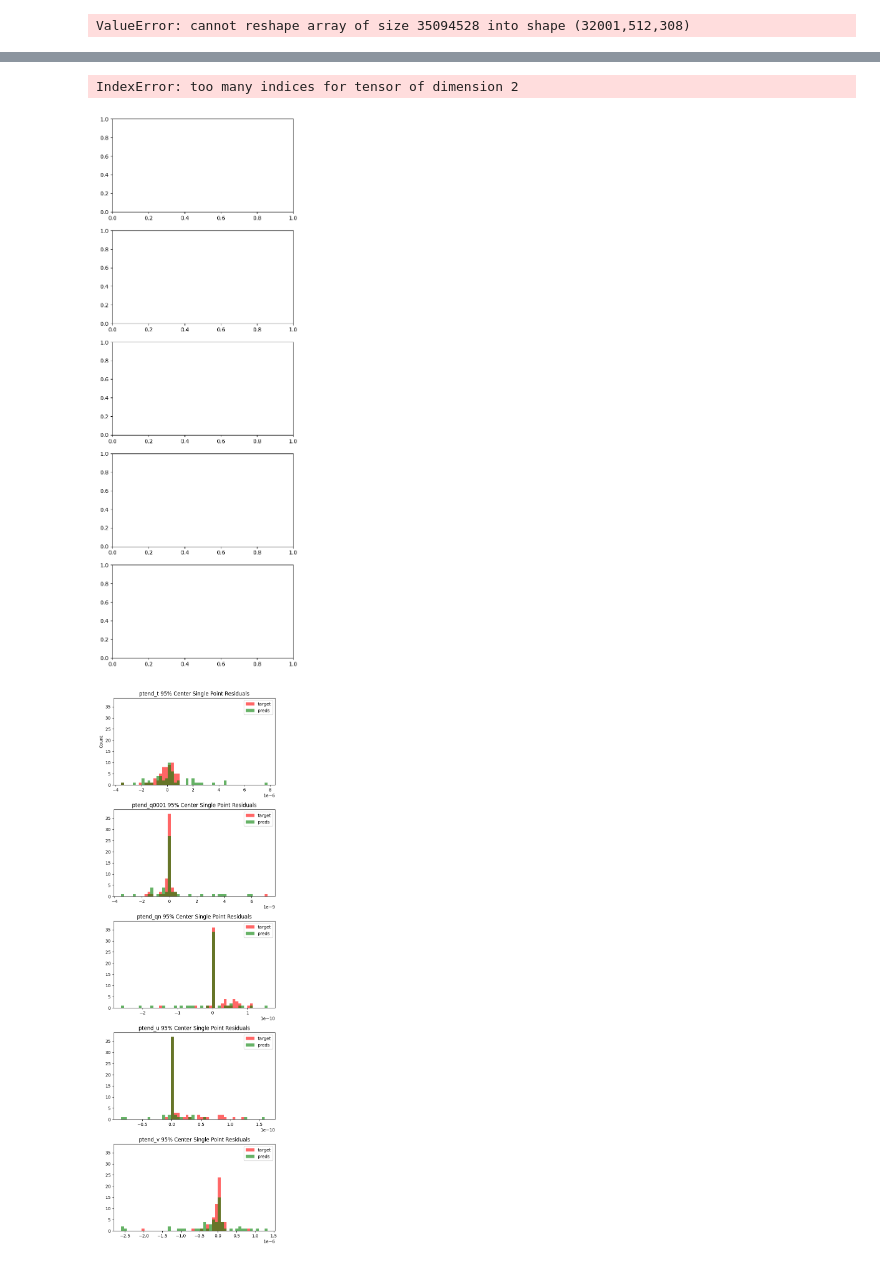
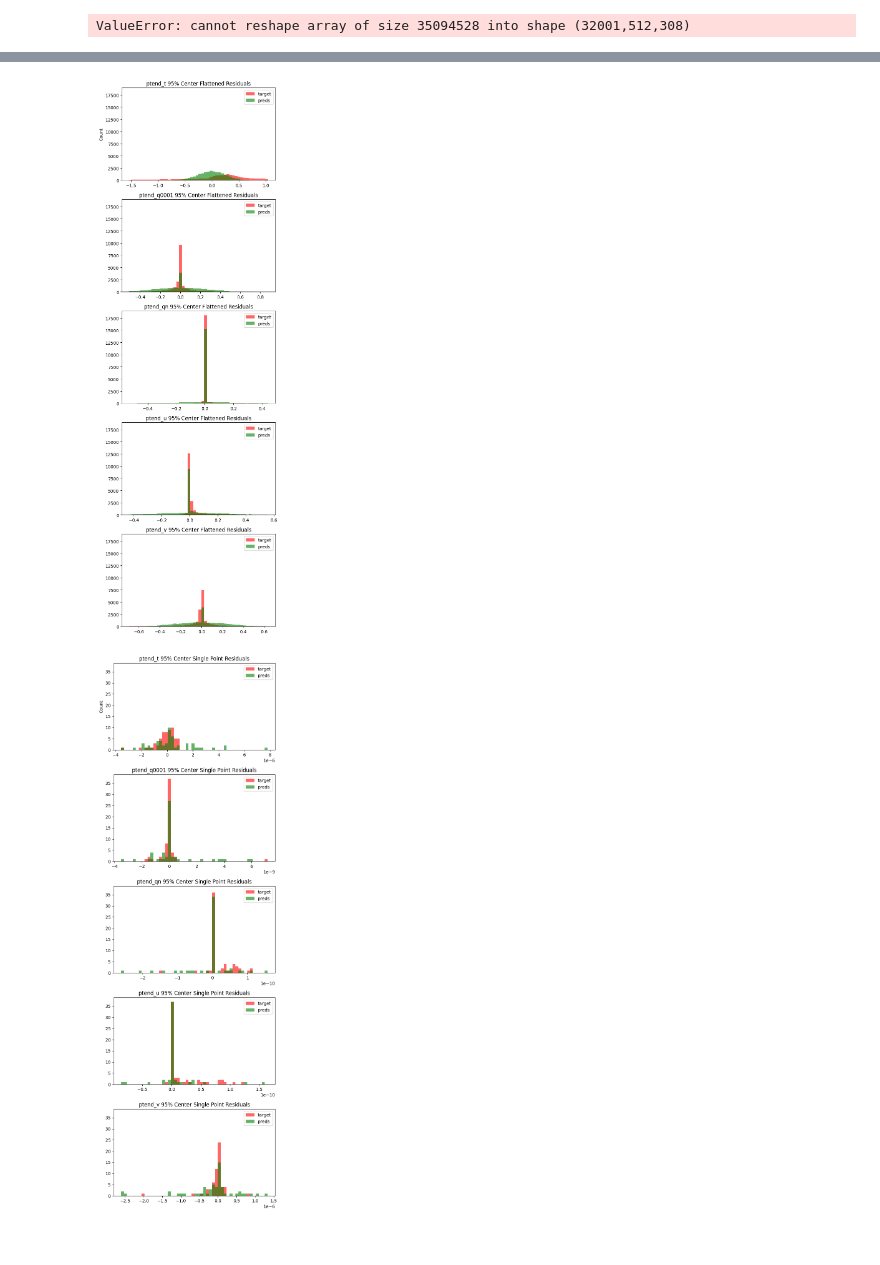
Before and after one commit to katherinefrields/climsim-kaggle-edition, a Jupyter notebook: evaluation/offline/joint_inference.ipynb, the cells around one changed output, grey strips where cells are left out. Saved outputs shown, nothing was run; the diff lists cells and outputs as text; code cells hidden in the pictures.

```diff
--- a/evaluation/offline/joint_inference.ipynb
+++ b/evaluation/offline/joint_inference.ipynb
@@ -305,14 +353,14 @@ def load_model(config_path):
                                 p_mean = cfg.diffusion_model.p_mean,
                                 p_std = cfg.diffusion_model.p_std).to(device)
 
-    torch_input, actual_input, npy_target, pressures_binned = preprocessing_v2_rh_mc(data = data,
+    torch_input, actual_input, actual_target, pressures_binned = preprocessing_v2_rh_mc(data = data,
                                                                           input_path = v2_rh_mc_input_path,
                                                                           target_path = v2_rh_mc_target_path,
                                                                           input_sub = input_sub_v2_rh_mc,
                                                                           input_div = input_div_v2_rh_mc,
                                                                           lbd_qn = qn_lbd,
                                                                           out_scale = out_scale_v2_rh_mc)
-    torch_target = torch.tensor(npy_target)
+    torch_target = torch.tensor(actual_target)
 
     '''torch_input_v2_rh_mc, actual_input_v2_rh_mc, actual_target, pressures_binned, reshaped_target, original_target = preprocessing_v2_rh_mc(data = data,
                                                                                                       input_path = cfg.val_input_path,
@@ -665,5 +717,5 @@ det_preds.shape
 # %%
-det_preds, joint_preds, res_stack = inference_joint_model(joint_model, torch_input,actual_input, torch_target, pressures_binned, data,out_scale,
+det_preds, joint_preds, res_stack = inference_joint_model(joint_model, torch_input,actual_input, actual_target, pressures_binned, data,out_scale,
                                         debug_batch_override = 1)
 # %% [output]
 latents shape is torch.Size([384, 13, 64])
@@ -819,7 +884,7 @@ NameError: name 'actual_target' is not defined
 import numpy as np
 import matplotlib.pyplot as plt
 
-num_samples = 10
+num_samples = 1
 # interval boundaries
 intervals = [
     (0, 60),
@@ -838,35 +903,34 @@ for i, (start, end) in enumerate(intervals):
 
     # ---- Extract the interval ----
     target_block = actual_target[:num_samples, :, start:end] - det_preds[:num_samples, :, start:end]
     preds_block  = joint_preds[:num_samples, :, start:end]  - det_preds[:num_samples, :, start:end]
     # Flatten
     t_flat = target_block.flatten()
     p_flat = preds_block.flatten()
 
     # ---- Compute shared 95% central range ----
     combined = np.concatenate([t_flat, p_flat])
     low  = np.percentile(combined, 2.5)
     high = np.percentile(combined, 97.5)
 
     # ---- Create bins ----
     num_bins = 50
     bin_edges = np.linspace(low, high, num_bins + 1)
 
     # ---- Plot ----
     ax = axes[i]
     ax.hist(t_flat, bins=bin_edges, alpha=0.6, color='red', label="target")
     ax.hist(p_flat, bins=bin_edges, alpha=0.6, color='green', label="preds")
     ax.legend()
 
     ax.set_title(f"{titles[i]} 95% Center Flattened Residuals")
     if i == 0:
         ax.set_ylabel("Count")
 
 plt.tight_layout()
 plt.show()
 # %% [output]
-IndexError: too many indices for tensor of dimension 2
-[figure, old version]
+[figure, new version]
 # %%
 import numpy as np
 import matplotlib.pyplot as plt
```
Also changed, not shown: parts of 12 cells of this notebook, 1 other file.
